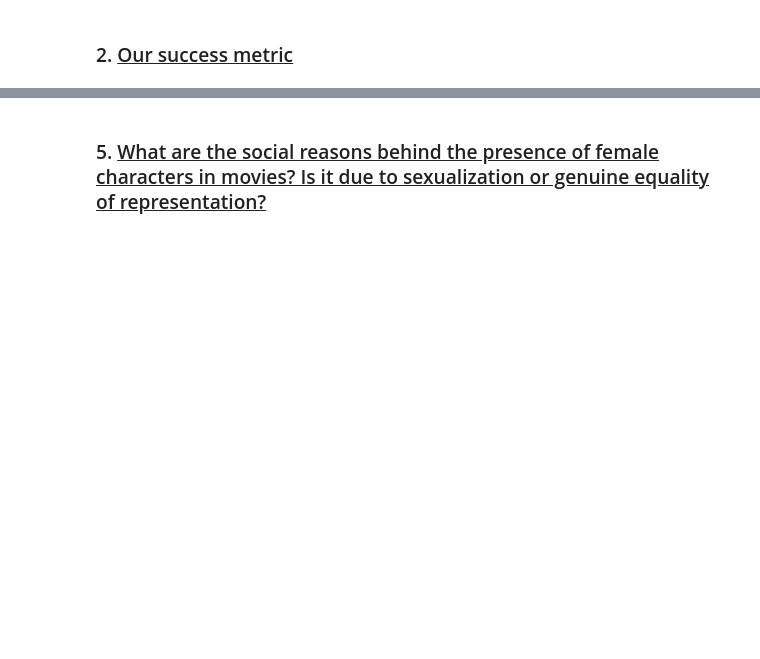
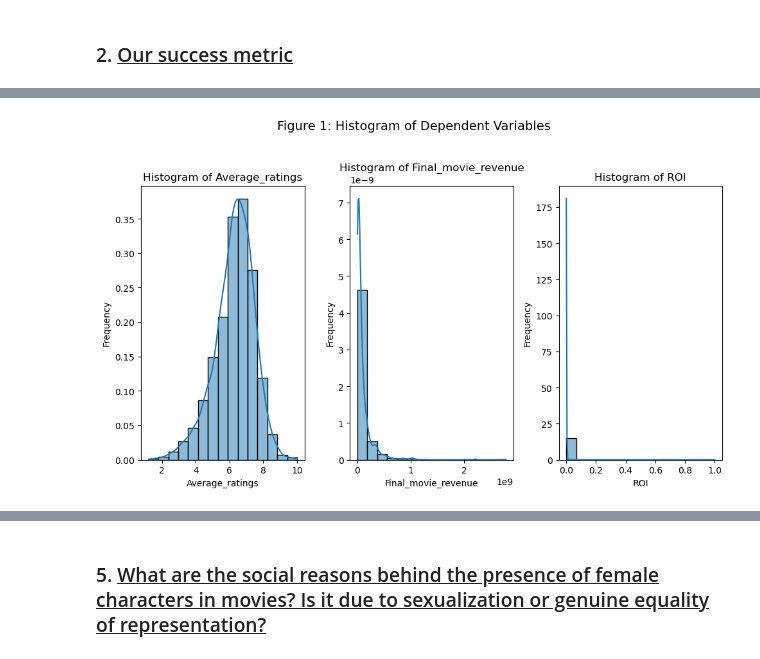
Before and after one commit to epfl-ada/ada-2024-project-kungfupandas24, a Jupyter notebook: results.ipynb, the cells around one changed output, grey strips where cells are left out. Drawn from its saved outputs; the diff is of its cells as text; code cells hidden in the pictures; blank space fills up the shorter version.

```diff
--- a/results.ipynb
+++ b/results.ipynb
@@ -320,0 +692,22 @@ Look at adding starpower
+# %%
+numeric_columns = ["Average_ratings",
+                   "Num_votes",
+                   "Movie_release_date",
+                   "Final_movie_revenue",
+                   "Movie_runtime",
+                   "Female_actors",
+                   "Male_actors"]
+# %%
+pd.options.display.float_format = "{:,.2f}".format
+
+for col in numeric_columns:
+    final_df_copy[col] = pd.to_numeric(final_df_copy[col], errors="coerce")
+
+final_df_copy.dropna(subset=numeric_columns, inplace=True)
+
+# Summary statistics
+summary_table = final_df_copy[numeric_columns].agg(["min", "max", "mean", "std", "median"]).T
+summary_table.columns = ["Min", "Max", "Mean", "SD", "Median"]
+summary_table = summary_table.round(2)
+
+summary_table
@@ -320,0 +723,25 @@ Look at adding starpower
+# %%
+fig, axes = plt.subplots(nrows=1, ncols=3, figsize=(10, 6))
+fig.suptitle("Figure 1: Histogram of Dependent Variables", fontsize=14)
+axes = axes.flatten()
+
+dep_var = ["Average_ratings", "Final_movie_revenue", "ROI"]
+
+# Plot histograms for each dependent variables
+for i, col in enumerate(dep_var):
+    if i < len(axes):  # Ensure we do not exceed the number of axes
+        ax = axes[i]
+        sns.histplot(final_df_copy, x=col, kde=True, stat="density", ax=ax, bins=15)
+        ax.set_title(f"Histogram of {col}")
+        ax.set_xlabel(col)
+        ax.set_ylabel("Frequency")
+
+# Hide any extra subplots if there are more axes than columns
+for j in range(i + 1, len(axes)):
+    fig.delaxes(axes[j])
+
+# Make space for the title
+plt.tight_layout(rect=[0, 0, 1, 0.95])
+plt.show()
+# %% [output]
+[figure, added]
```
Also changed, not shown: parts of 166 cells of this notebook.
